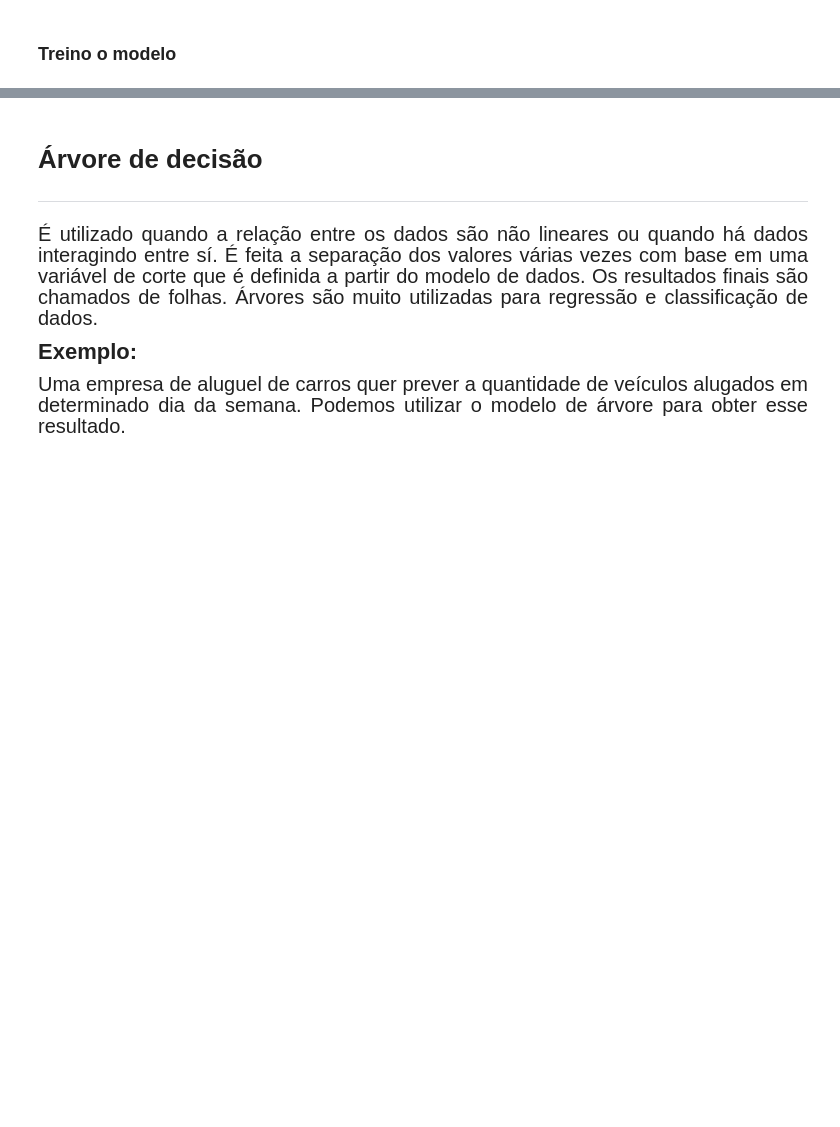
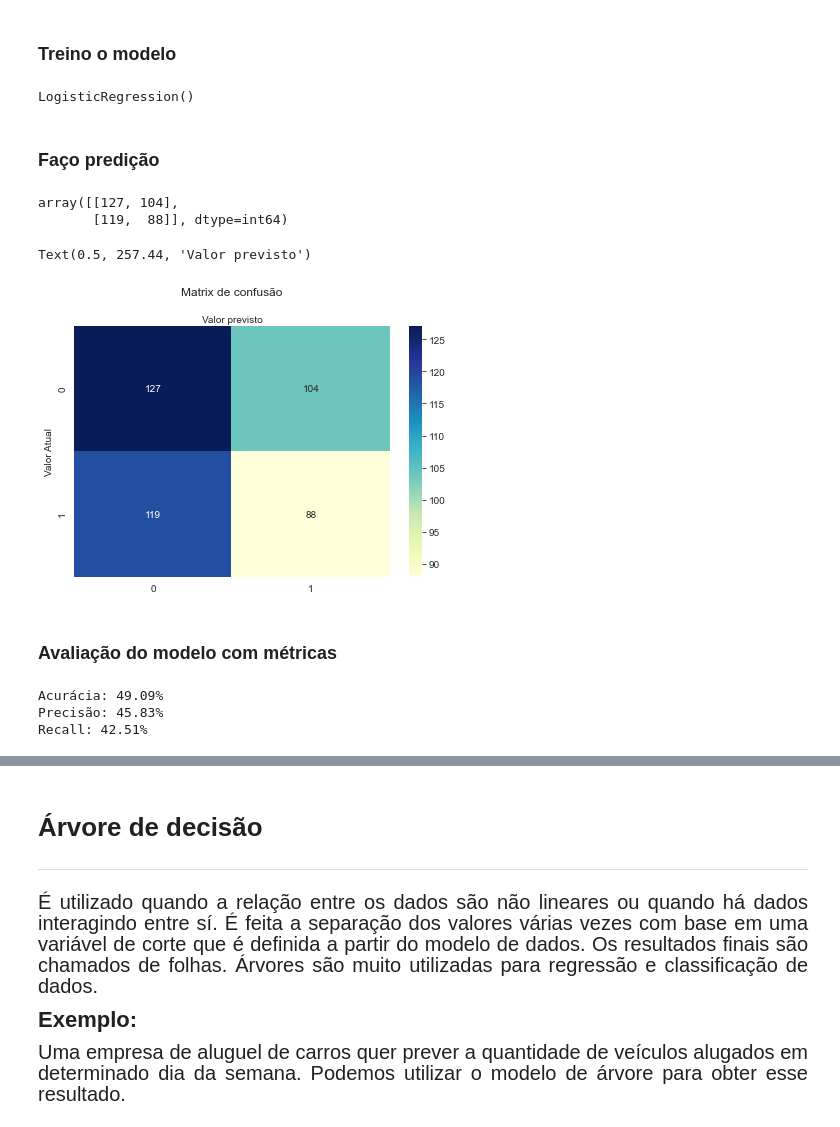
Before and after one commit to esterfania/machine_learning, a Jupyter notebook: Trabalho.ipynb, the cells around one changed output, grey strips where cells are left out. Cells and saved outputs as stored; diff of their text form; code cells hidden in the pictures; blank space fills up the shorter version.

Commit message:
add logistic regression

```diff
--- a/Trabalho.ipynb
+++ b/Trabalho.ipynb
@@ -595,2 +598,4 @@ from sklearn.linear_model import LogisticRegression
+# %%
+lr = LogisticRegression()
 # %% [markdown]
 ### Treino o modelo
@@ -615,0 +602,8 @@ from sklearn.linear_model import LogisticRegression
+# %%
+lr.fit(X_trainR,y_trainR)
+# %% [output]
+LogisticRegression()
+# %% [markdown]
+### Faço predição
+# %%
+y_pred = lr.predict(X_testR)
@@ -615,0 +612,32 @@ from sklearn.linear_model import LogisticRegression
+# %%
+from sklearn import metrics
+cnf_matrix = metrics.confusion_matrix(y_testR, y_pred)
+# %% [output]
+array([[127, 104],
+       [119,  88]], dtype=int64)
+# %%
+class_names=[0,1] # name  of classes
+fig, ax = plt.subplots()
+tick_marks = np.arange(len(class_names))
+plt.xticks(tick_marks, class_names)
+plt.yticks(tick_marks, class_names)
+
+sns.heatmap(pd.DataFrame(cnf_matrix), annot=True, cmap="YlGnBu" ,fmt='g')
+ax.xaxis.set_label_position("top")
+plt.tight_layout()
+plt.title('Matriz de confusão', y=1.1)
+plt.ylabel('Valor Atual')
+plt.xlabel('Valor previsto')
+# %% [output]
+Text(0.5, 257.44, 'Valor previsto')
+[figure, added]
+# %% [markdown]
+### Avaliação do modelo com métricas
+# %%
+print("Acurácia: {}%".format((metrics.accuracy_score(y_testR, y_pred) * 100).round(2)))
+print("Precisão: {}%".format((metrics.precision_score(y_testR, y_pred) * 100).round(2)))
+print("Recall: {}%".format((metrics.recall_score(y_testR, y_pred) * 100).round(2)))
+# %% [output]
+Acurácia: 49.09%
+Precisão: 45.83%
+Recall: 42.51%
```
Also changed, not shown: parts of 36 cells of this notebook, 1 other file.
